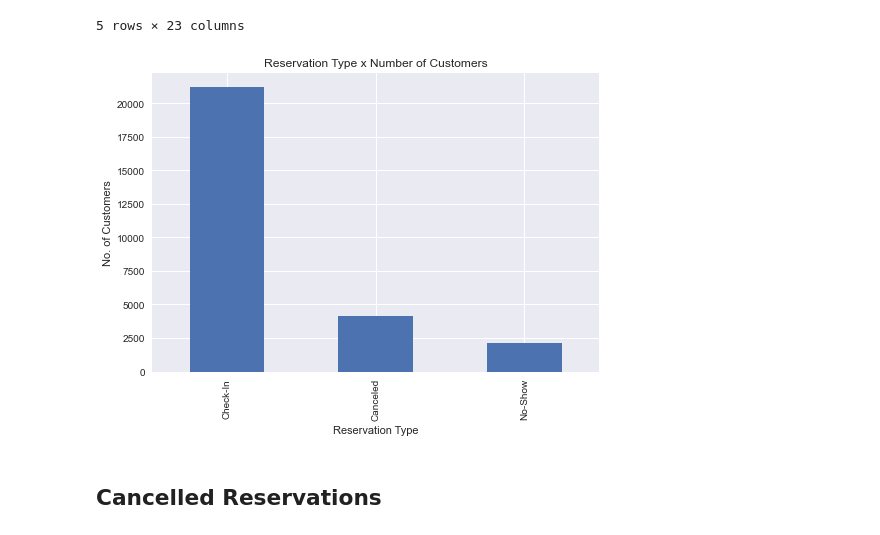
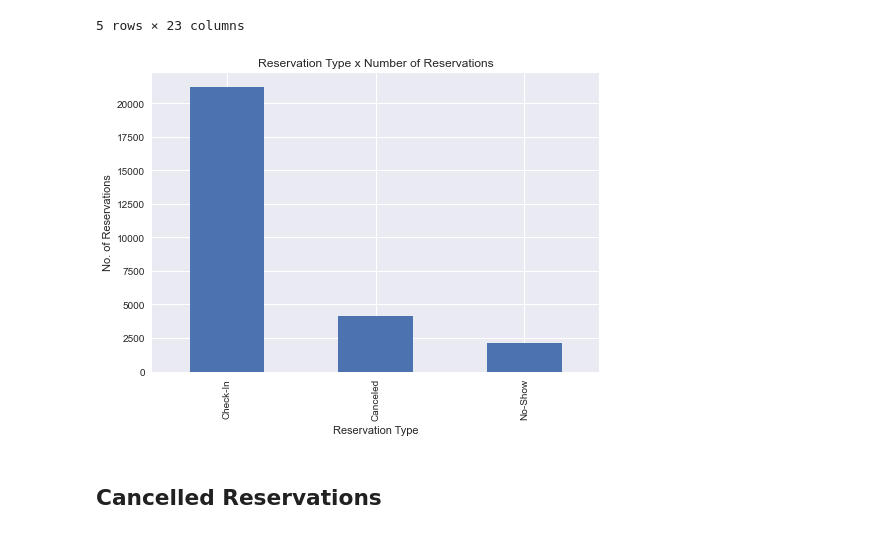
Before and after one commit to Vaseekaran-V/SC-DataStorm-2, a Jupyter notebook: Day_2/Visualization_N.ipynb, the cells around one changed output. Drawn from its saved outputs; the diff is of its cells as text; code cells hidden in the pictures.

```diff
--- a/Day_2/Visualization_N.ipynb
+++ b/Day_2/Visualization_N.ipynb
@@ -21,9 +21,9 @@ train_data.head()
 # %%
 plt.style.use("seaborn")
 fig, ax = plt.subplots()
-ax = train_data.Reservation_Status.value_counts().plot(title="Reservation Type x Number of Customers",kind="bar", ylabel="No. of Customers", xlabel="Reservation Type")
+ax = train_data.Reservation_Status.value_counts().plot(title="Reservation Type x Number of Reservations",kind="bar", ylabel="No. of Reservations", xlabel="Reservation Type")
 # %% [output]
-[figure, old version]
+[figure, new version]
 # %% [markdown]
 ## Cancelled Reservations
 # %%
```
Also changed, not shown: parts of 2 cells of this notebook, 2 other files.
